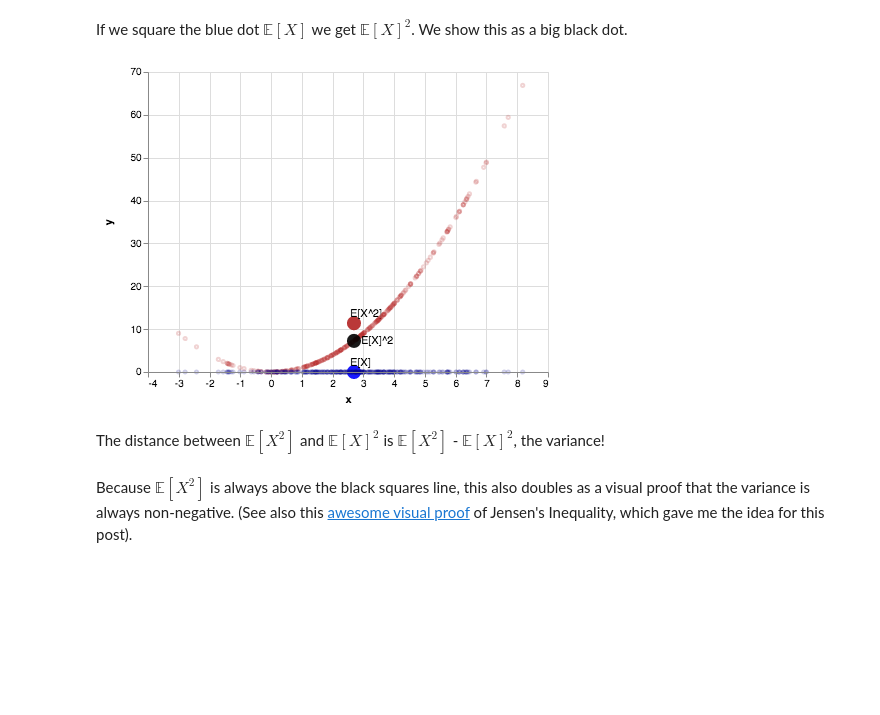
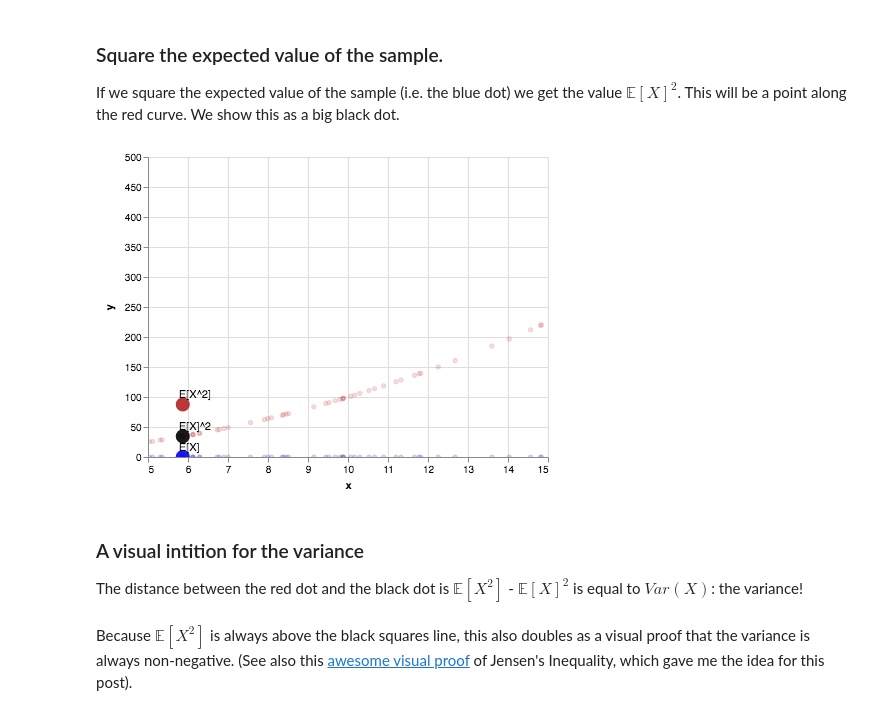
Before and after one commit to AbeHandler/variance, a Jupyter notebook: viz.ipynb, the cells around one changed output. Drawn from its saved outputs; the diff is of its cells as text; code cells hidden in the pictures; blank space fills up the shorter version.

```diff
--- a/viz.ipynb
+++ b/viz.ipynb
@@ -60,27 +69,23 @@ expected_x + labels + expected_x2 + labels2 + x2_points + x_points
 # %% [markdown]
-If we square the blue dot $\mathbb{E}[X]$ we get $\mathbb{E}[X]^2$. We show this as a big black dot.
+### Square the expected value of the sample.
+
+If we square the expected value of the sample (i.e. the blue dot) we get the value $\mathbb{E}[X]^2$. This will be a point along the red curve. We show this as a big black dot.
-# %%
-dt = make_altair_object_labels(X=[np.mean(s)], Y=[np.mean(s)** 2], L=["E[X]^2"])
-
-c7 = alt.Chart(dt).mark_point(opacity=expectation_opacity, size=expectation_size, color="black", filled=True).encode(
-    x='x:Q',  # specify ordinal data
-    y='y:Q',  # specify quantitative data
-)
-
-text7 = c7.mark_text(
-    align='left',
-    baseline='middle',
-    dx=7
-).encode(
-    text='label:N'
-)
-
-
-expected_x + labels + expected_x2 + labels2 + x2_points + x_points + c7 + text7
-# %% [output]
-[figure, removed]
+# %%
+domain = (5, 15)
+range_ = None
+x_points = make_scatter_chart(size=10, opacity=.2, X=s, Y=np.zeros(len(s)), domain=domain, range_=range_)
+expected_x, labels = make_scatter_chart_with_labels(X=[np.mean(s)], Y=[0], L=["E[X]"], domain=domain, range_=range_)
+expectedx2, labelsx2 = make_scatter_chart_with_labels(X=[np.mean(s)], Y=[np.mean(s) ** 2], L=["E[X]^2"], domain=domain, color="black", range_=range_)
+expected_x2, labels2 = make_scatter_chart_with_labels(X=[np.mean(s)], Y=[np.mean([i ** 2 for i in s])], L=["E[X^2]"], domain=domain, color="firebrick", range_=range_)
+x2_points = make_scatter_chart(size=10, opacity=.2, X=s, Y=[i ** 2 for i in s], color="firebrick", domain=domain, range_=range_)
+
+x_points + expected_x + labels + expected_x2 + labels2 + x2_points + expectedx2 + labelsx2
+# %% [output]
+[figure, added]
 # %% [markdown]
-The distance between $\mathbb{E}[X^2]$ and $\mathbb{E}[X]^2$ is $\mathbb{E}[X^2]$ - $\mathbb{E}[X]^2$, the variance!
+### A visual intition for the variance
+
+The distance between the red dot and the black dot is $\mathbb{E}[X^2]$ - $\mathbb{E}[X]^2$ is equal to $Var(X)$: the variance!
 # %% [markdown]
 Because $\mathbb{E}[X^2]$ is always above the black squares line, this also doubles as a visual proof that the variance is always non-negative. (See also this [awesome visual proof](http://mark.reid.name/blog/behold-jensens-inequality.html) of Jensen's Inequality, which gave me the idea for this post).
 # %% [markdown]
```
Also changed, not shown: parts of 9 cells of this notebook, 1 other file.
